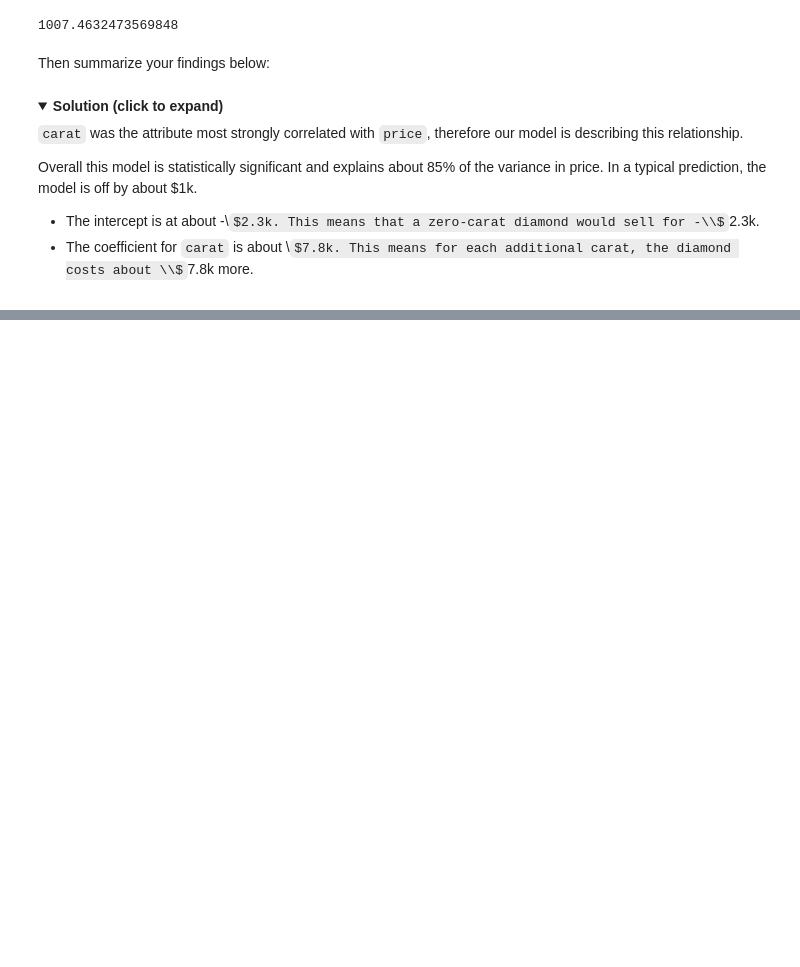
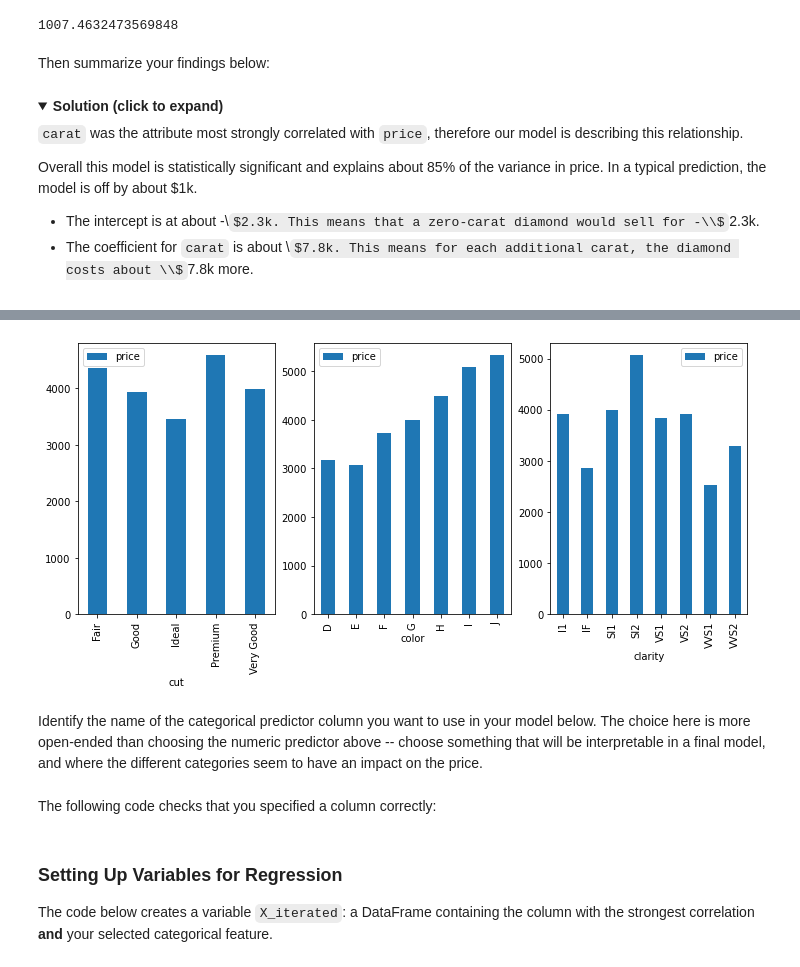
Before and after one commit to learn-co-curriculum/dsc-multiple-regression-cumulative-lab, a Jupyter notebook: index.ipynb, the cells around one changed output, grey strips where cells are left out. Drawn from its saved outputs; the diff is of its cells as text; code cells hidden in the pictures; folded sections open; some formulas as TeX source; blank space fills up the shorter version.

Commit message:
second half of lab: multiple regression

```diff
--- a/index.ipynb
+++ b/index.ipynb
@@ -334,0 +355,24 @@ Overall this model is statistically significant and explains about 85% of the va
+# %%
+# Run this code without changes
+import matplotlib.pyplot as plt
+
+categorical_features = diamonds.select_dtypes("object").columns
+fig, axes = plt.subplots(ncols=len(categorical_features), figsize=(12,5))
+
+for index, feature in enumerate(categorical_features):
+    diamonds.groupby(feature).mean().plot.bar(
+        y="price", ax=axes[index])
+# %%
+# __SOLUTION__
+import matplotlib.pyplot as plt
+
+categorical_features = diamonds.select_dtypes("object").columns
+fig, axes = plt.subplots(ncols=len(categorical_features), figsize=(12,5))
+
+for index, feature in enumerate(categorical_features):
+    diamonds.groupby(feature).mean().plot.bar(
+        y="price", ax=axes[index])
+# %% [output]
+[figure, added]
+# %% [markdown]
+Identify the name of the categorical predictor column you want to use in your model below. The choice here is more open-ended than choosing the numeric predictor above -- choose something that will be interpretable in a final model, and where the different categories seem to have an impact on the price.
@@ -334,0 +385,2 @@ Overall this model is statistically significant and explains about 85% of the va
+# %% [markdown]
+The following code checks that you specified a column correctly:
@@ -334,0 +403,4 @@ Overall this model is statistically significant and explains about 85% of the va
+# %% [markdown]
+### Setting Up Variables for Regression
+
+The code below creates a variable `X_iterated`: a DataFrame containing the column with the strongest correlation **and** your selected categorical feature.
```
Also changed, not shown: parts of 36 cells of this notebook, 2 other files.
